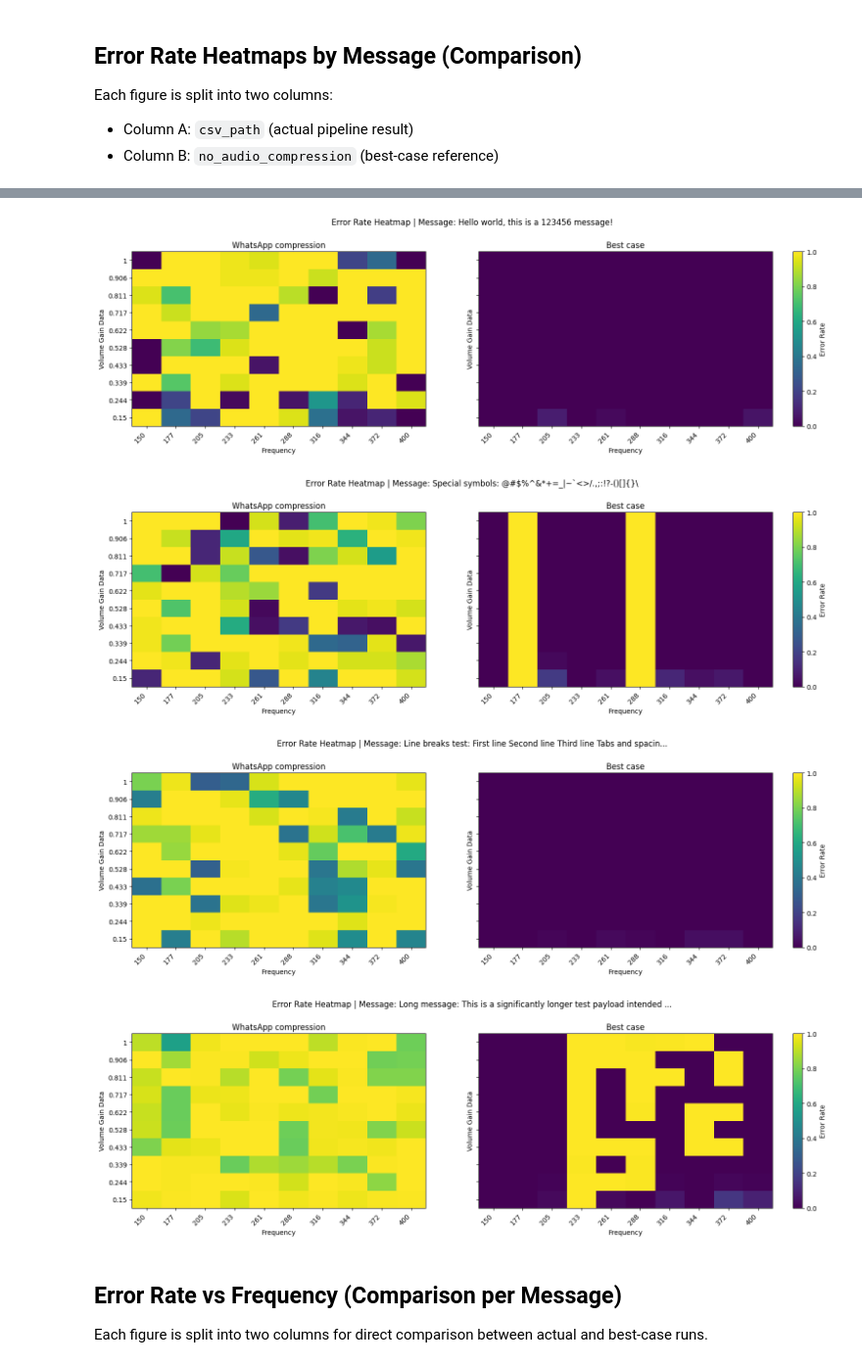
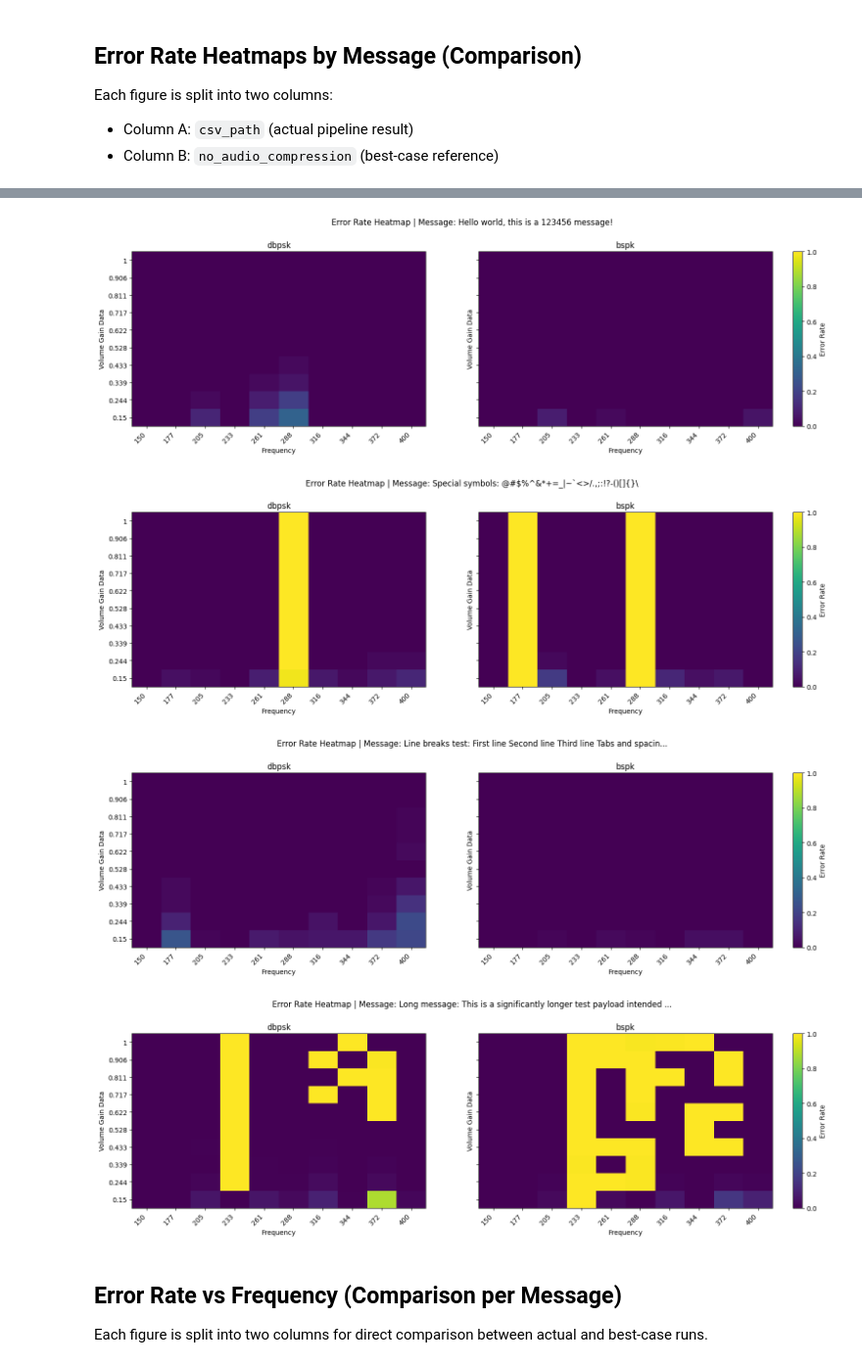
Before and after one commit to forcellatofrancesco/audio_steganography, a Jupyter notebook: src/plots/260521_results.ipynb, the cells around one changed output, grey strips where cells are left out. Shown at 98% size. Drawn from its saved outputs; the diff is of its cells as text; code cells hidden in the pictures.

```diff
--- a/src/plots/260521_results.ipynb
+++ b/src/plots/260521_results.ipynb
@@ -7,7 +7,9 @@ from pathlib import Path
 
 paths = {
     "decoded": Path("../../output/decoded.csv"),
+    "decoded_bpsk": Path("../../output/decoded_bpsk.csv"),
     "decoded_no_wa": Path("../../output/encode_decode_no_wa.csv"),
+    "decoded_no_wa_bpsk": Path("../../output/encode_decode_no_wa_bpsk.csv"),
     "decoded_no_wa_backup": Path("../../output/encode_decode_no_wa.csv.bak"),
     "without_end_preamble": Path(
         "../../output/encode_decode_no_wa_no_end_preamble.csv"
@@ -15,11 +17,14 @@ paths = {
 }
 
 df_first = pd.read_csv(
-    paths["decoded"],
+    paths["decoded_no_wa"],
 )
 df_second = pd.read_csv(
-    paths["decoded_no_wa"],
+    paths["decoded_no_wa_bpsk"],
 )
+
+LABEL_FIRST = "dbpsk"
+LABEL_SECOND = "bspk"
 
 
 def print_decode_status(df: pd.DataFrame):
@@ -39,20 +44,28 @@ def print_decode_status(df: pd.DataFrame):
         print(f"types of error: {types_of_errors}")
 
 
-def print_error_comparison(df_first: pd.DataFrame, df_second: pd.DataFrame):
+def print_error_comparison(
+    df_first: pd.DataFrame, df_second: pd.DataFrame, first: str, second: str
+):
     difference = df_first["error_rate"] - df_second["error_rate"]
     length = len(df_first)
     worse = difference.where(difference > 0)
     equal = difference.where(difference == 0)
     better = difference.where(difference < 0)
-    print(f"Mean error new: {df_first["error_rate"].mean()}")
-    print(f"Mean error old: {df_second["error_rate"].mean()}")
-    print(f"Variance error new: {df_first["error_rate"].var()}")
-    print(f"Variance error old: {df_second["error_rate"].var()}")
+    print(f"Mean error {first}: {df_first["error_rate"].mean()}")
+    print(f"Mean error {second}: {df_second["error_rate"].mean()}")
+    print(f"Variance error {first}: {df_first["error_rate"].var()}")
+    print(f"Variance error {second}: {df_second["error_rate"].var()}")
     print()
-    print(f"New method is better: {better.count()}, {better.count()/length*100.0}%")
-    print(f"New method is equal: {equal.count()}, {equal.count()/length*100.0%.2}%")
-    print(f"New method is worse: {worse.count()}, {worse.count()/length*100.0}%")
+    print(
+        f"{first} is better than {second}: {better.count()}, {better.count()/length*100.0}%"
+    )
+    print(
+        f"{first} is equal to {second}: {equal.count()}, {equal.count()/length*100.0}%"
+    )
+    print(
+        f"{first} is worse than {second}: {worse.count()}, {worse.count()/length*100.0}%"
+    )
     print(f"Mean improvement: {better.mean()}")
     print(f"Improvement variance: {better.var()}")
     print(f"Mean worsening: {worse.mean()}")
@@ -63,5 +76,5 @@ print_decode_status(df_first)
 print()
 print_decode_status(df_second)
 print()
-print_error_comparison(df_first, df_second)
+print_error_comparison(df_first, df_second, LABEL_FIRST, LABEL_SECOND)
 # %% [output]
@@ -520,7 +537,7 @@ Each figure is split into two columns:
 plot_error_rate_heatmaps_by_message_comparison(
     df_first,
     df_second,
-    label_a="WhatsApp compression",
-    label_b="Best case",
+    label_a=LABEL_FIRST,
+    label_b=LABEL_SECOND,
 )
 # %% [output]
@@ -528,7 +545,7 @@ plot_error_rate_heatmaps_by_message_comparison(
-[figure, old version]
+[figure, new version]
-[figure, old version]
+[figure, new version]
-[figure, old version]
+[figure, new version]
-[figure, old version]
+[figure, new version]
 # %% [markdown]
 ## Error Rate vs Frequency (Comparison per Message)
 Each figure is split into two columns for direct comparison between actual and best-case runs.
```
Also changed, not shown: parts of 8 cells of this notebook, 1 other file.
